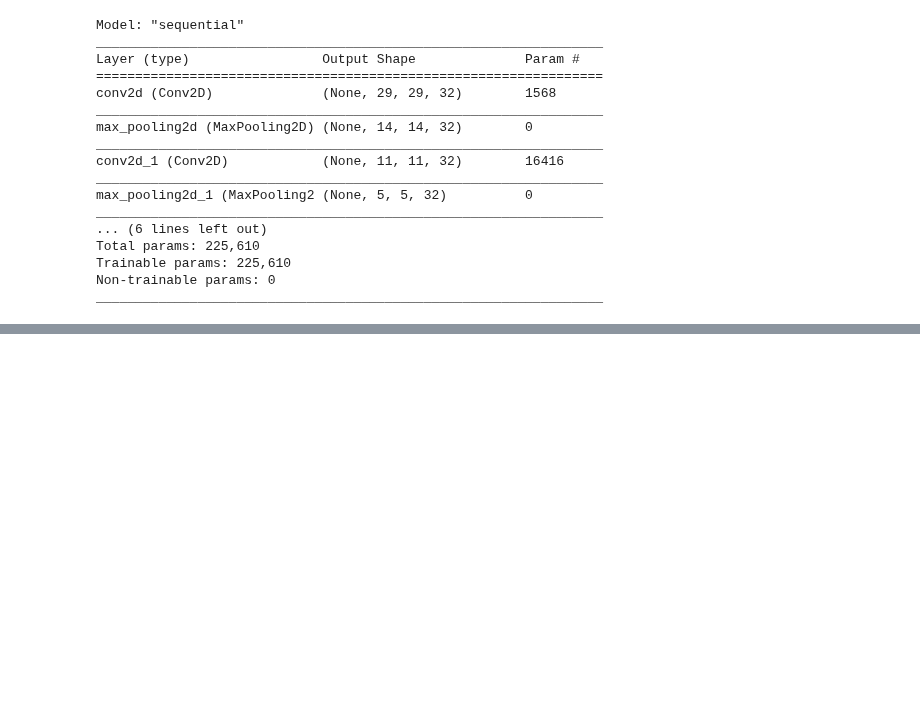
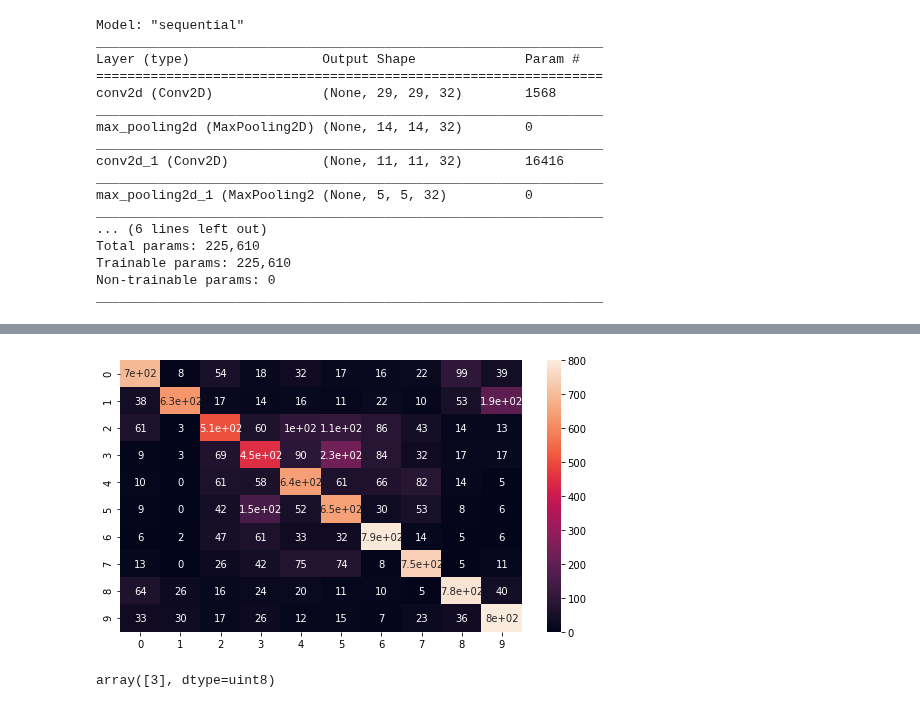
Before and after one commit to bdotbull/bb_learning_tf2_and_keras, a Jupyter notebook: topics/cnn/cnn_cifar.ipynb, the cells around one changed output, grey strips where cells are left out. Saved outputs shown, nothing was run; the diff lists cells and outputs as text; code cells hidden in the pictures; blank space fills up the shorter version.

```diff
--- a/topics/cnn/cnn_cifar.ipynb
+++ b/topics/cnn/cnn_cifar.ipynb
@@ -132,0 +158,4 @@ Epoch 7/20
+# %%
+# We need our predictions to make a confusino matrix
+#predictions = model.predict_classes(x_test)  # deprecated function
+predictions = np.argmax(model.predict(x_test), axis=-1)
@@ -132,0 +194,5 @@ Epoch 7/20
+# %%
+plt.figure(figsize=(9,5))
+sns.heatmap(confusion_matrix(y_test, predictions), annot=True);
+# %% [output]
+[figure, added]
@@ -132,0 +202,5 @@ Epoch 7/20
+# %%
+# we know it is a ...
+y_test[0]
+# %% [output]
+array([3], dtype=uint8)
```
Also changed, not shown: parts of 9 cells of this notebook.
